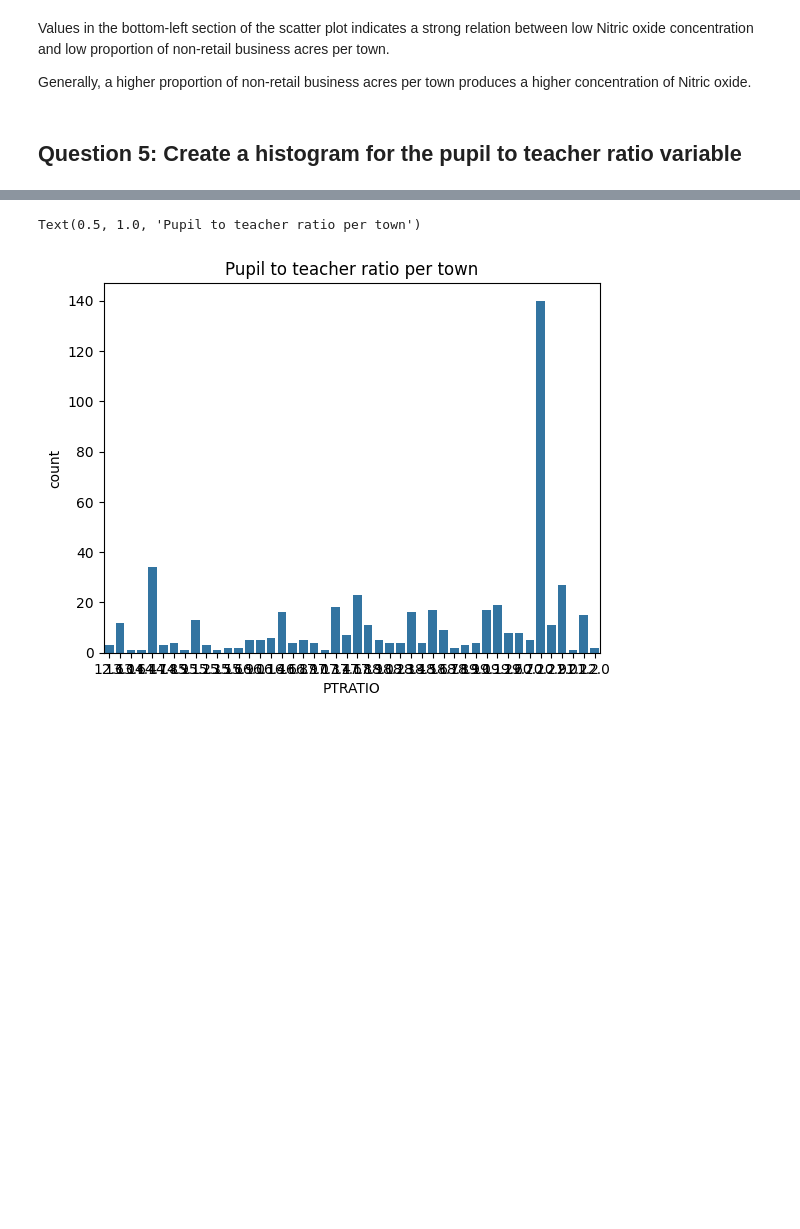
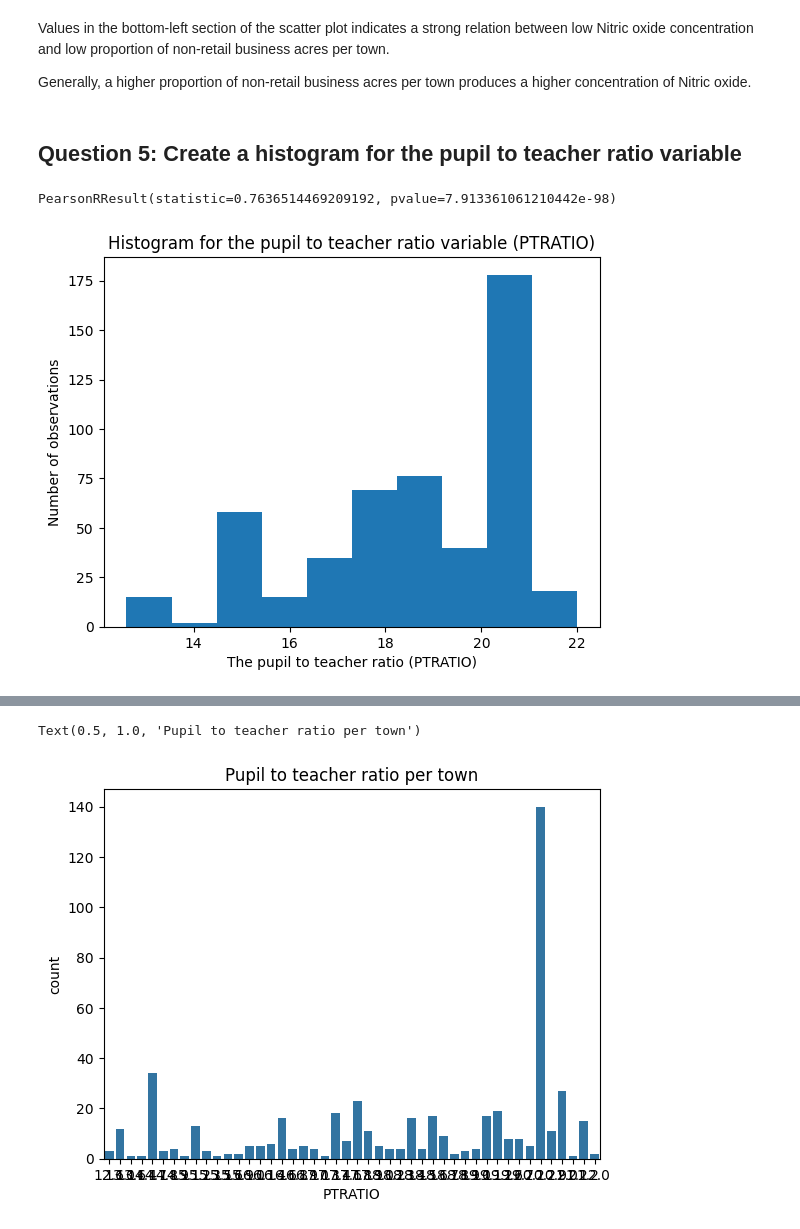
Before and after one commit to Aline-Castro/Statistics-for-Data-Science-with-Python, a Jupyter notebook: Optional_Peer_Graded_Assignment.jupyterlite.ipynb, the cells around one changed output, grey strips where cells are left out. Drawn from its saved outputs; the diff is of its cells as text; code cells hidden in the pictures; blank space fills up the shorter version.

```diff
--- a/Optional_Peer_Graded_Assignment.jupyterlite.ipynb
+++ b/Optional_Peer_Graded_Assignment.jupyterlite.ipynb
@@ -132,3 +132,7 @@ Values in the bottom-left section of the scatter plot indicates a strong relatio
 Generally, a higher proportion of non-retail business acres per town produces a higher concentration of Nitric oxide.
 # %% [markdown]
 ## Question 5: Create a histogram for the pupil to teacher ratio variable
+# %%
+scipy.stats.pearsonr(boston_df['NOX'], boston_df['INDUS'])
+# %% [output]
+PearsonRResult(statistic=0.7636514469209192, pvalue=7.913361061210442e-98)
@@ -134,0 +141,8 @@ Generally, a higher proportion of non-retail business acres per town produces a
+# %%
+plt.hist(boston_df['PTRATIO'])
+plt.xlabel('The pupil to teacher ratio (PTRATIO)')
+plt.ylabel('Number of observations')
+plt.title("Histogram for the pupil to teacher ratio variable (PTRATIO)")
+plt.show()
+# %% [output]
+[figure, added]
```
Also changed, not shown: parts of 7 cells of this notebook.
